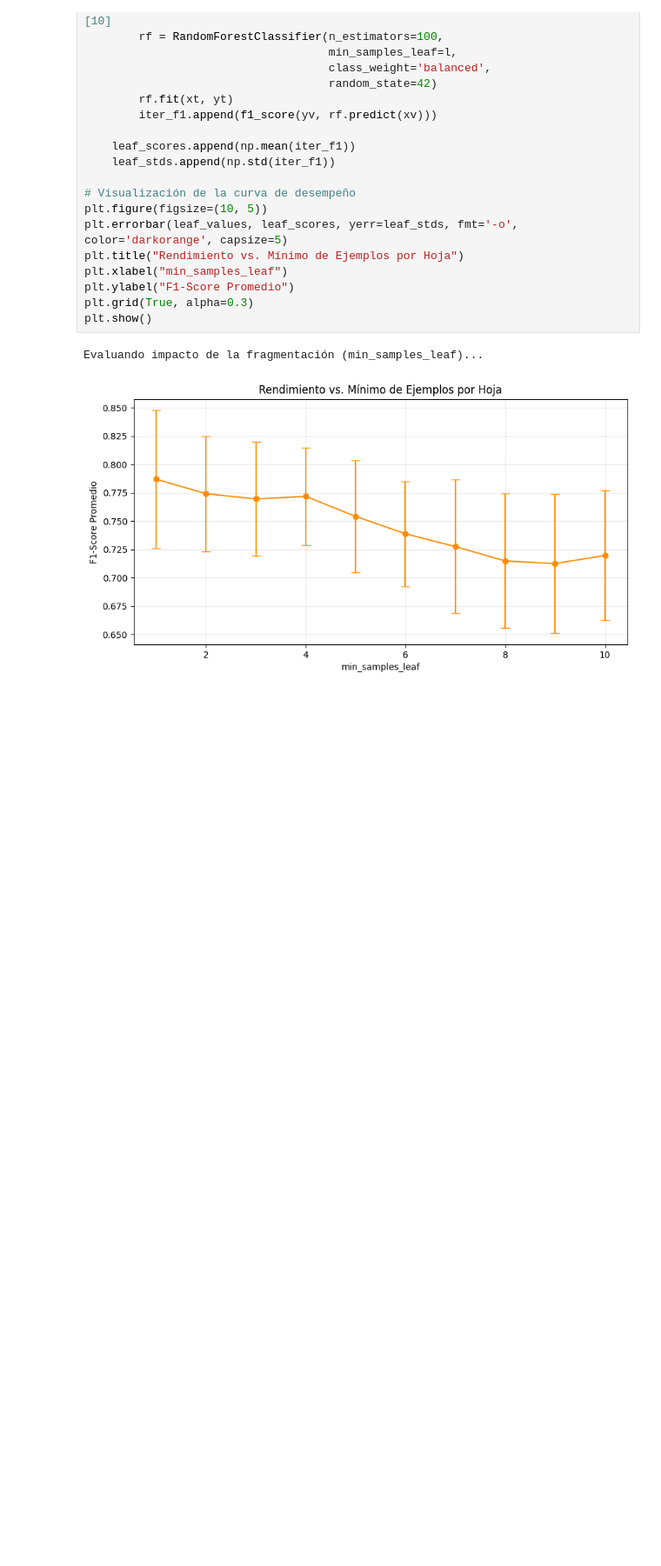
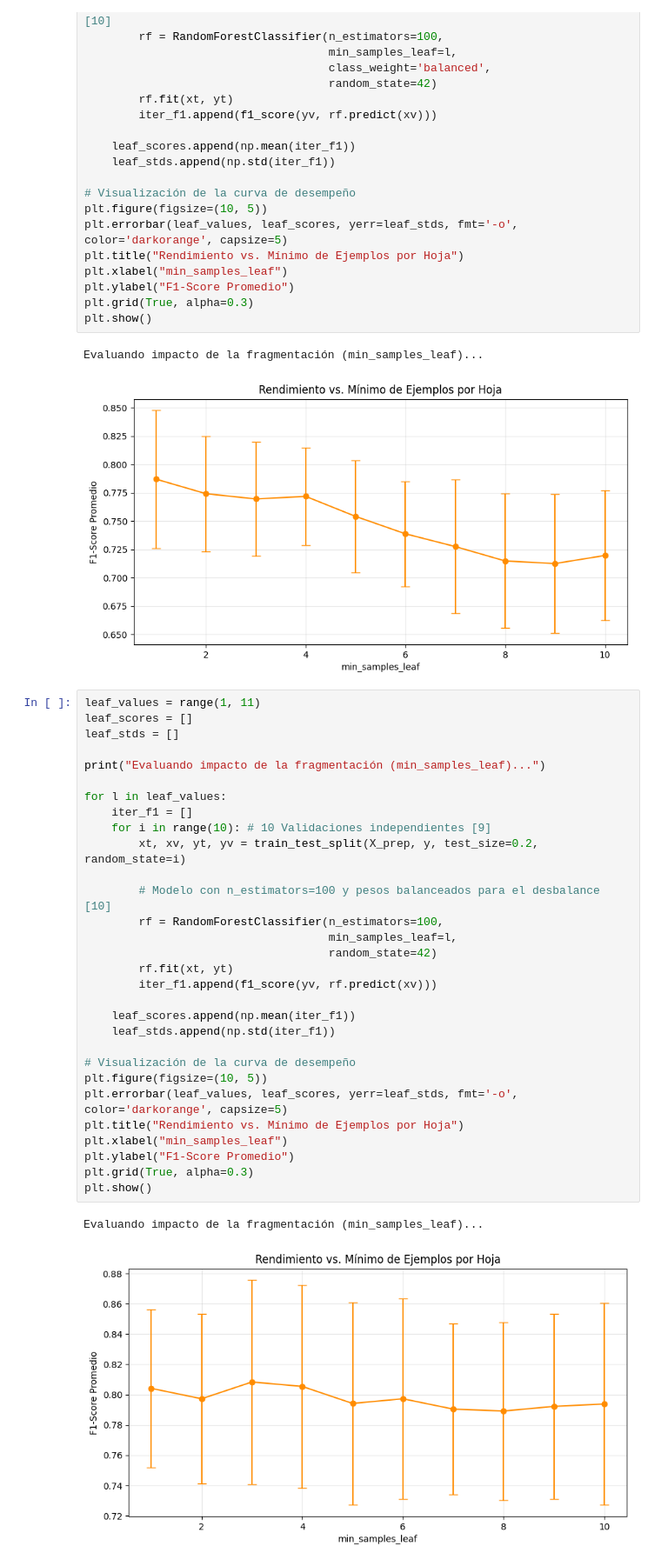
Before and after one commit to felipe0435/Proyecto-2-Mineria-de-datos, a Jupyter notebook: final/randforest2.ipynb, the cells around one changed output. Shown at 87% size. Saved outputs shown, nothing was run; the diff lists cells and outputs as text; blank space fills up the shorter version.

```diff
--- a/final/randforest2.ipynb
+++ b/final/randforest2.ipynb
@@ -313,3 +373,36 @@ plt.show()
 # %% [output]
 Evaluando impacto de la fragmentación (min_samples_leaf)...
 [figure]
+# %%
+leaf_values = range(1, 11)
+leaf_scores = []
+leaf_stds = []
+
+print("Evaluando impacto de la fragmentación (min_samples_leaf)...")
+
+for l in leaf_values:
+    iter_f1 = []
+    for i in range(10): # 10 Validaciones independientes [9]
+        xt, xv, yt, yv = train_test_split(X_prep, y, test_size=0.2, random_state=i)
+
+        # Modelo con n_estimators=100 y pesos balanceados para el desbalance [10]
+        rf = RandomForestClassifier(n_estimators=100,
+                                    min_samples_leaf=l,
+                                    random_state=42)
+        rf.fit(xt, yt)
+        iter_f1.append(f1_score(yv, rf.predict(xv)))
+
+    leaf_scores.append(np.mean(iter_f1))
+    leaf_stds.append(np.std(iter_f1))
+
+# Visualización de la curva de desempeño
+plt.figure(figsize=(10, 5))
+plt.errorbar(leaf_values, leaf_scores, yerr=leaf_stds, fmt='-o', color='darkorange', capsize=5)
+plt.title("Rendimiento vs. Mínimo de Ejemplos por Hoja")
+plt.xlabel("min_samples_leaf")
+plt.ylabel("F1-Score Promedio")
+plt.grid(True, alpha=0.3)
+plt.show()
+# %% [output]
+Evaluando impacto de la fragmentación (min_samples_leaf)...
+[figure, added]
```
Also changed, not shown: parts of 1 cell of this notebook, 4 other files.
